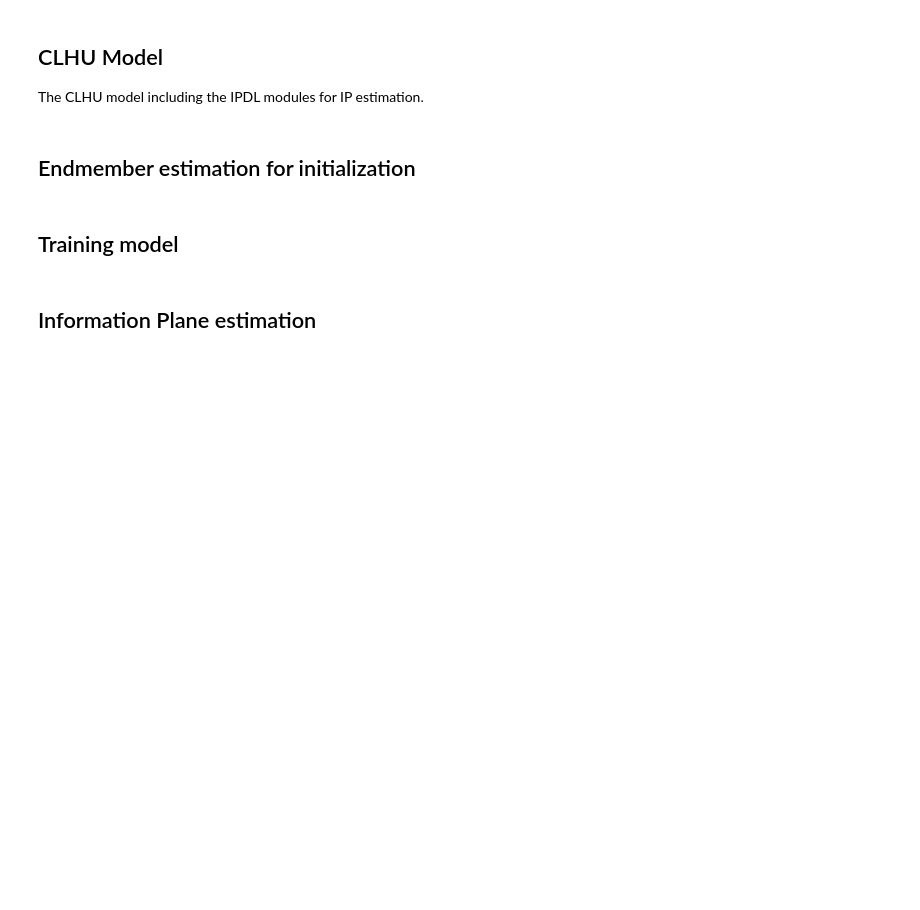
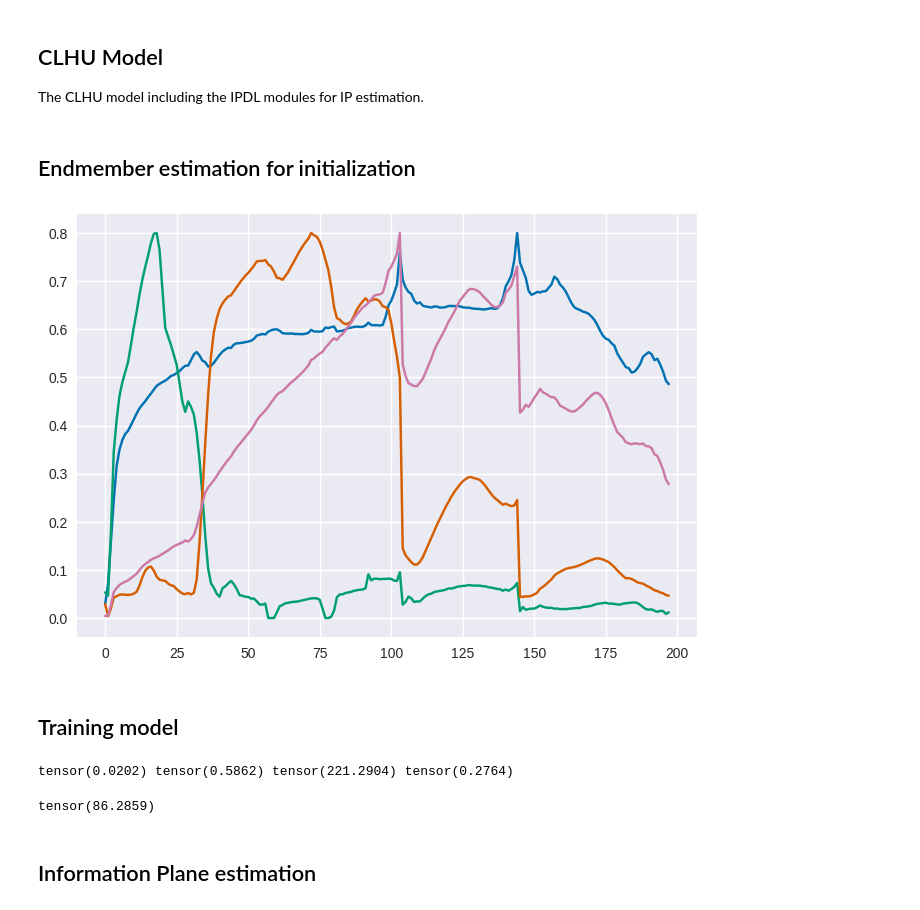
Before and after one commit to SolidusAbi/CLHU, a Jupyter notebook: notebooks/InformationView.ipynb, the cells around one changed output. Saved outputs shown, nothing was run; the diff lists cells and outputs as text; code cells hidden in the pictures; blank space fills up the shorter version.

```diff
--- a/notebooks/InformationView.ipynb
+++ b/notebooks/InformationView.ipynb
@@ -229,17 +231,22 @@ def train(model:nn.Module, n_endmembers:int, train_dataset:Dataset, test_dataset
 # %% [markdown]
 ## Endmember estimation for initialization
 # %%
-from pysptools import eea
+from HySpecLab.eea import VCA
+
 n_endmembers = dataset.n_endmembers + 0
+vca = VCA(n_endmembers=n_endmembers, snr_input=1, random_state=42)
 
-ee = eea.NFINDR()
-endmember = ee.extract(dataset.image().numpy(), n_endmembers)
-endmember_init = torch.from_numpy(endmember).float()
+E = vca.fit(dataset.X.numpy())
+endmember_init = torch.from_numpy(vca.endmembers()).float()
+endmember_init = (endmember_init / endmember_init.max(dim=1, keepdim=True)[0]) * .8
+
 logit_endmember_init = torch.log((endmember_init / (1-endmember_init) + 1e-12))
 
 with plt.style.context(("seaborn-colorblind")):
     plt.plot(endmember_init.T)
 plt.show()
+# %% [output]
+[figure, added]
 # %% [markdown]
 ## Training model
 # %%
@@ -248,3 +255,23 @@ ip = train(model, n_endmembers, train_dataset, test_dataset, n_batchs=80, n_epoc
+# %%
+criterion = UnmixingLoss()
+entropy_reg  = NormalizedEntropy(S=n_endmembers)
+volume_reg = SimplexVolumeLoss(dataset[:], n_endmembers)
+similarity_reg = SimilarityLoss(n_endmembers, temperature=.1, reduction='mean')
+
+_X = test_dataset[:]
+
+model.eval()
+model = model.cpu()
+reconstruc = model(_X)
+with torch.no_grad():
+    print(criterion(reconstruc, _X).cpu(), entropy_reg(model.A).cpu(), volume_reg(sigmoid(model.ebk)).cpu(),
+         similarity_reg(sigmoid(model.ebk)).cpu())
+# %% [output]
+tensor(0.0202) tensor(0.5862) tensor(221.2904) tensor(0.2764)
+# %%
+volume_reg(endmember_init)
+# %% [output]
+tensor(86.2859)
 # %% [markdown]
 ## Information Plane estimation
 # %%
```
Also changed, not shown: parts of 18 cells of this notebook, 1 other file.
